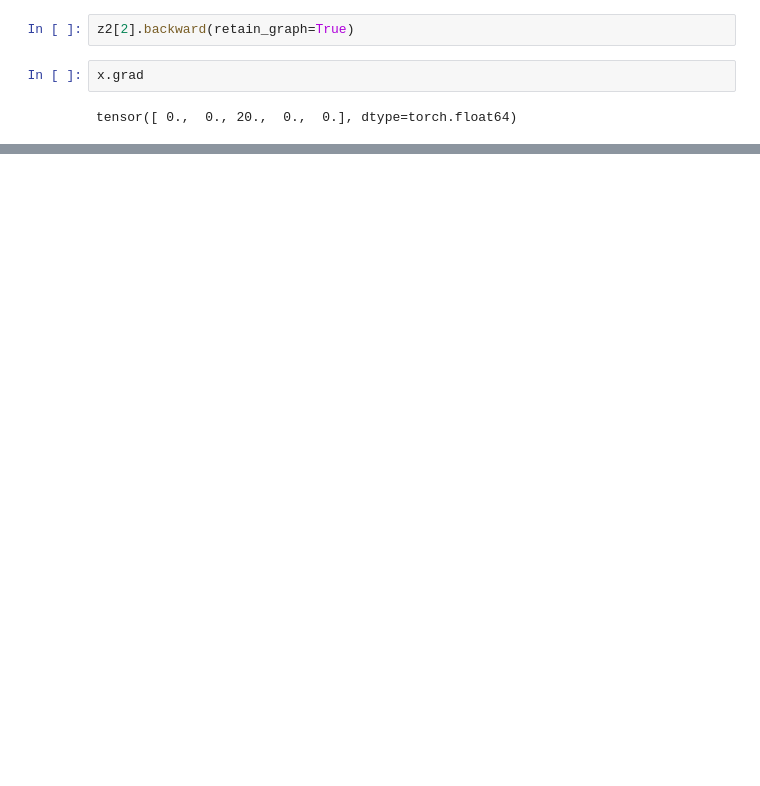
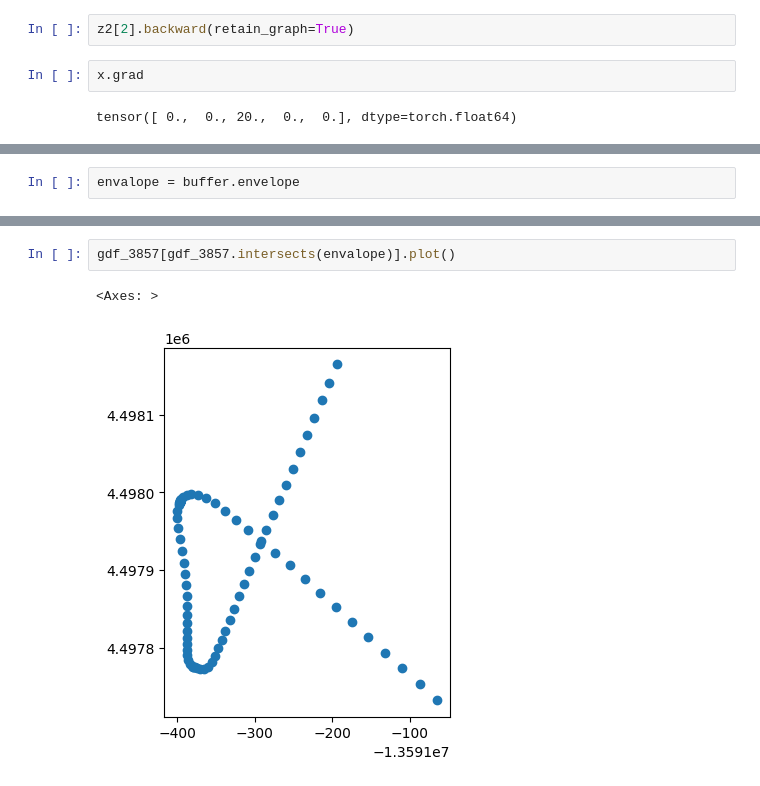
Before and after one commit to Shai2u/gis_ml_workshop_2024, a Jupyter notebook: Ex/Ex 4/Ex_4.ipynb, the cells around one changed output, grey strips where cells are left out. Drawn from its saved outputs; the diff is of its cells as text; blank space fills up the shorter version.

```diff
--- a/Ex/Ex 4/Ex_4.ipynb
+++ b/Ex/Ex 4/Ex_4.ipynb
@@ -705,0 +792,2 @@ tensor([ 0.,  0., 20.,  0.,  0.], dtype=torch.float64)
+# %%
+envalope = buffer.envelope
@@ -705,0 +821,5 @@ tensor([ 0.,  0., 20.,  0.,  0.], dtype=torch.float64)
+# %%
+gdf_3857[gdf_3857.intersects(envalope)].plot()
+# %% [output]
+<Axes: >
+[figure, added]
```
Also changed, not shown: parts of 44 cells of this notebook, 1 other file.
